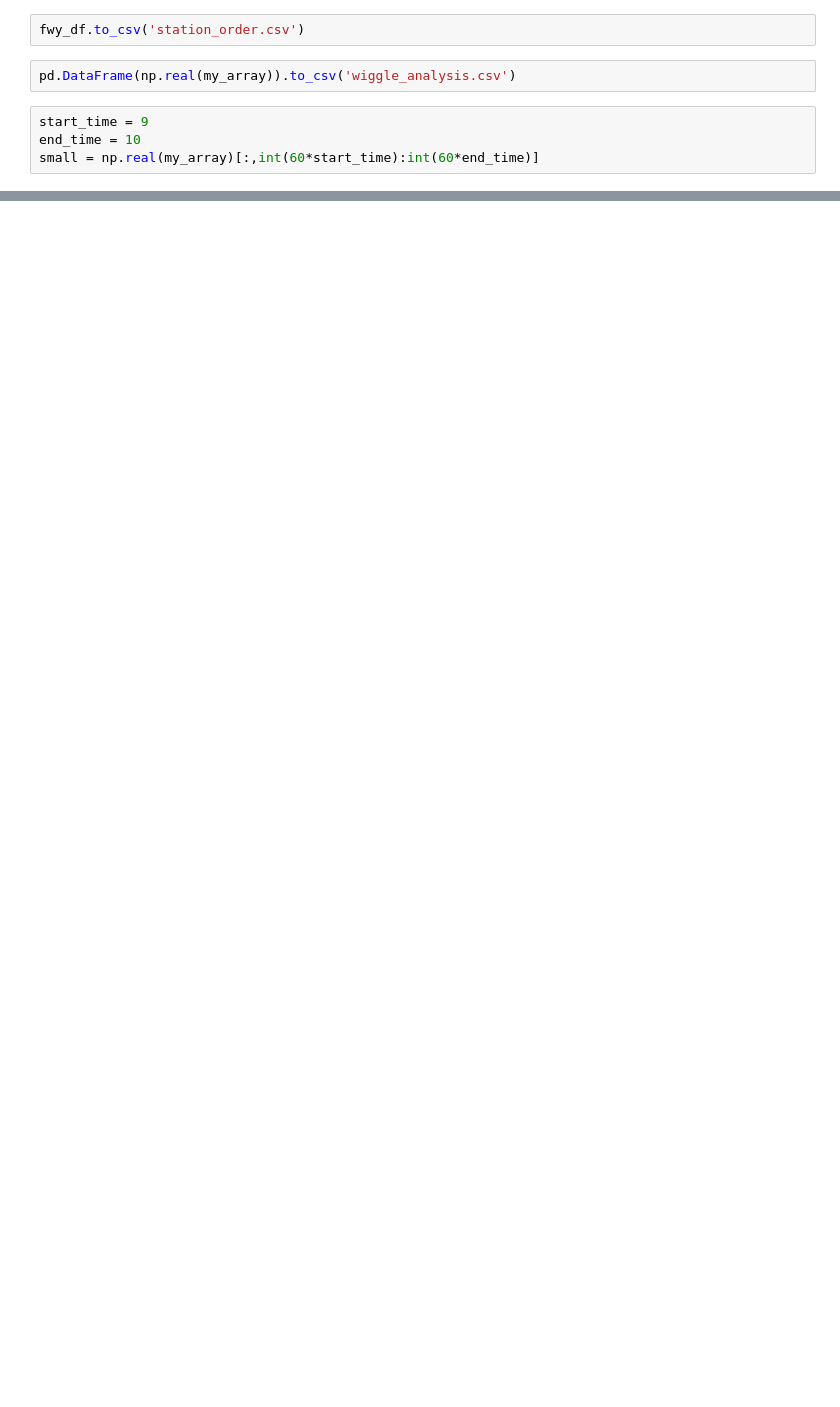
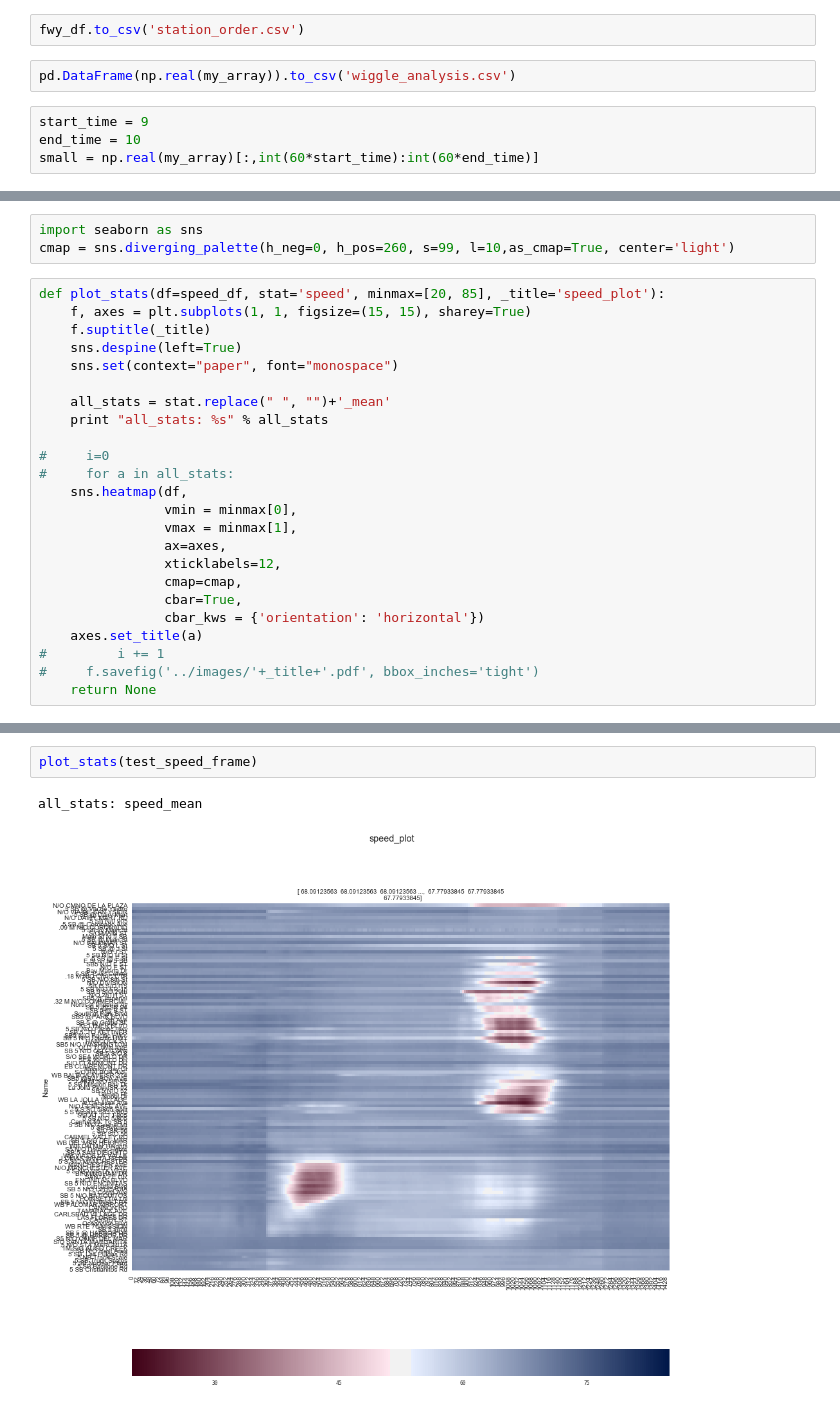
Before and after one commit to abrespect/DSE_Cohort2_Traffic_Capstone, a Jupyter notebook: cohort2/exploration/data_generate_wavelets_for_wigglevis.ipynb, the cells around one changed output, grey strips where cells are left out. Drawn from its saved outputs; the diff is of its cells as text; blank space fills up the shorter version.

```diff
--- a/cohort2/exploration/data_generate_wavelets_for_wigglevis.ipynb
+++ b/cohort2/exploration/data_generate_wavelets_for_wigglevis.ipynb
@@ -423,0 +454,27 @@ small = np.real(my_array)[:,int(60*start_time):int(60*end_time)]
+# %%
+import seaborn as sns
+cmap = sns.diverging_palette(h_neg=0, h_pos=260, s=99, l=10,as_cmap=True, center='light')
+# %%
+def plot_stats(df=speed_df, stat='speed', minmax=[20, 85], _title='speed_plot'):
+    f, axes = plt.subplots(1, 1, figsize=(15, 15), sharey=True)
+    f.suptitle(_title)
+    sns.despine(left=True)
+    sns.set(context="paper", font="monospace")
+
+    all_stats = stat.replace(" ", "")+'_mean'
+    print "all_stats: %s" % all_stats
+
+#     i=0
+#     for a in all_stats:
+    sns.heatmap(df,
+                vmin = minmax[0],
+                vmax = minmax[1],
+                ax=axes,
+                xticklabels=12,
+                cmap=cmap,
+                cbar=True,
+                cbar_kws = {'orientation': 'horizontal'})
+    axes.set_title(a)
+#         i += 1
+#     f.savefig('../images/'+_title+'.pdf', bbox_inches='tight')
+    return None
@@ -423,0 +613,5 @@ small = np.real(my_array)[:,int(60*start_time):int(60*end_time)]
+# %%
+plot_stats(test_speed_frame)
+# %% [output]
+all_stats: speed_mean
+[figure, added]
```
Also changed, not shown: parts of 23 cells of this notebook, 25 other files.
